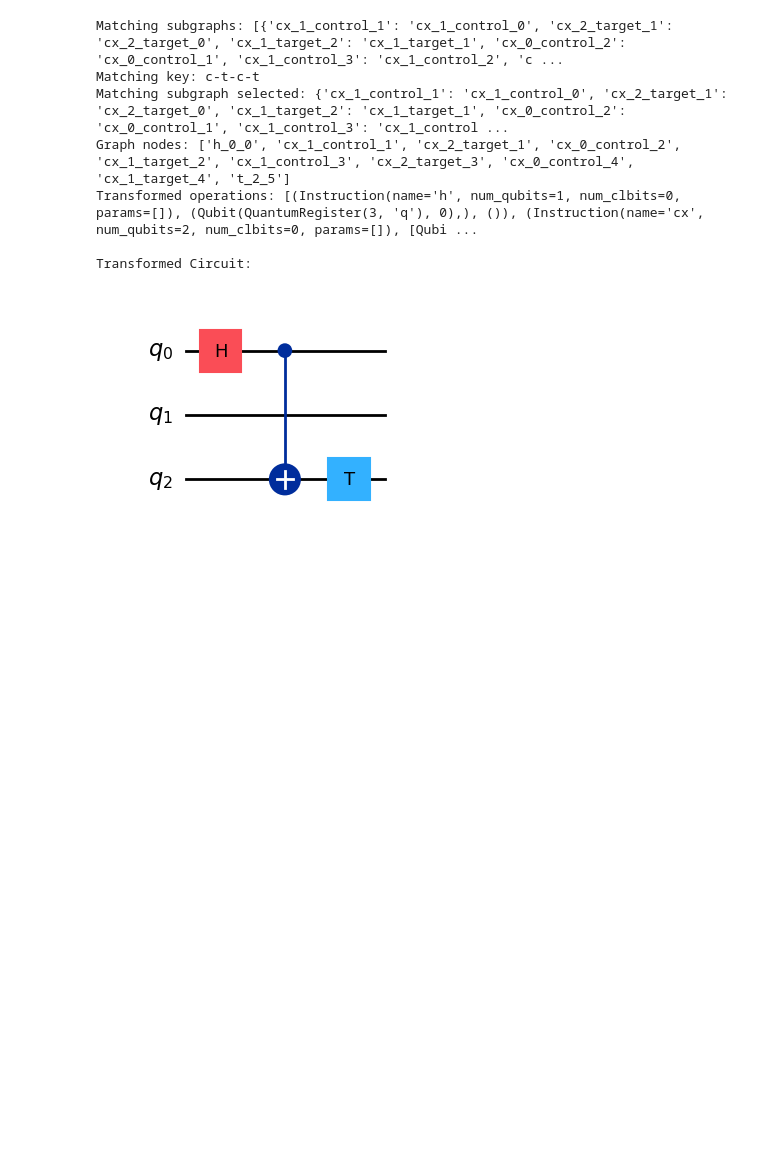
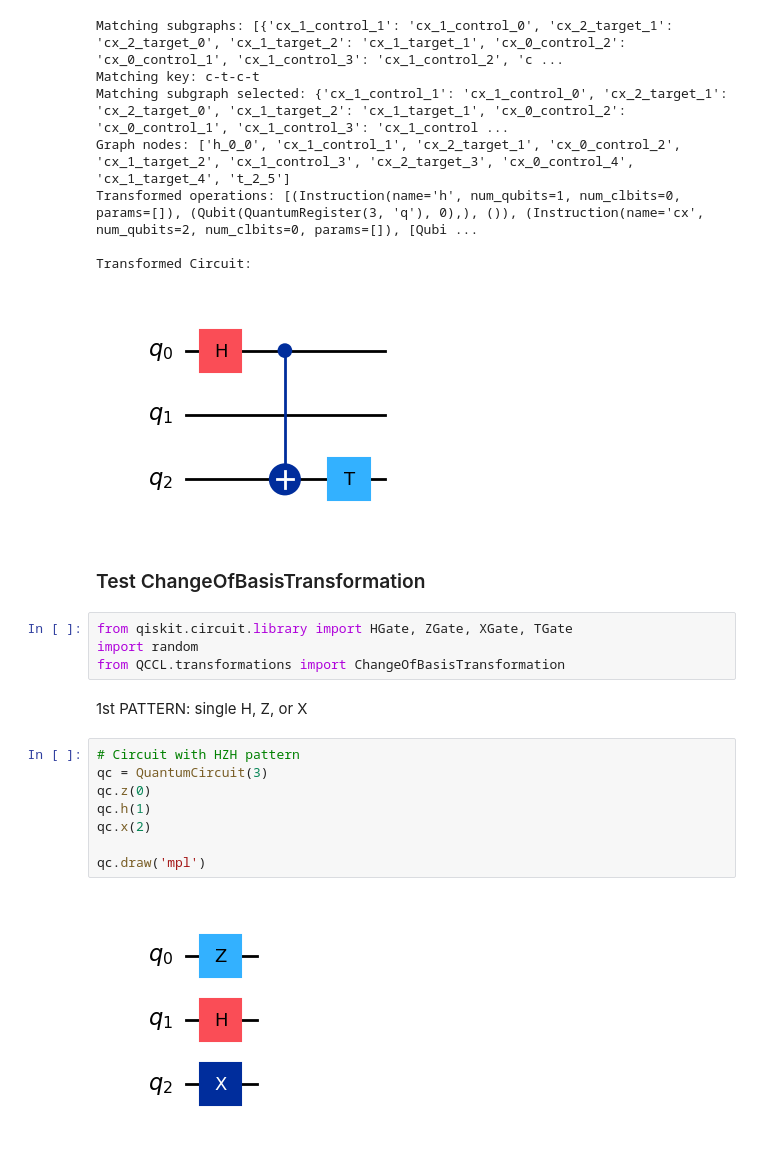
Before and after one commit to melaniasala/SSL-for-Quantum-Cirucits-Generation, a Jupyter notebook: QCCL/notebooks/transforms_debugging.ipynb, the cells around one changed output. Cells and saved outputs as stored; diff of their text form; blank space fills up the shorter version.

```diff
--- a/QCCL/notebooks/transforms_debugging.ipynb
+++ b/QCCL/notebooks/transforms_debugging.ipynb
@@ -337,3 +337,21 @@ Transformed operations: [(Instruction(name='h', num_qubits=1, num_clbits=0, para
 
 Transformed Circuit:
 [figure]
+# %% [markdown]
+### Test ChangeOfBasisTransformation
+# %%
+from qiskit.circuit.library import HGate, ZGate, XGate, TGate
+import random
+from QCCL.transformations import ChangeOfBasisTransformation
+# %% [markdown]
+1st PATTERN: single H, Z, or X
+# %%
+# Circuit with HZH pattern
+qc = QuantumCircuit(3)
+qc.z(0)
+qc.h(1)
+qc.x(2)
+
+qc.draw('mpl')
+# %% [output]
+[figure, added]
```
Also changed, not shown: parts of 10 cells of this notebook, 2 other files.
